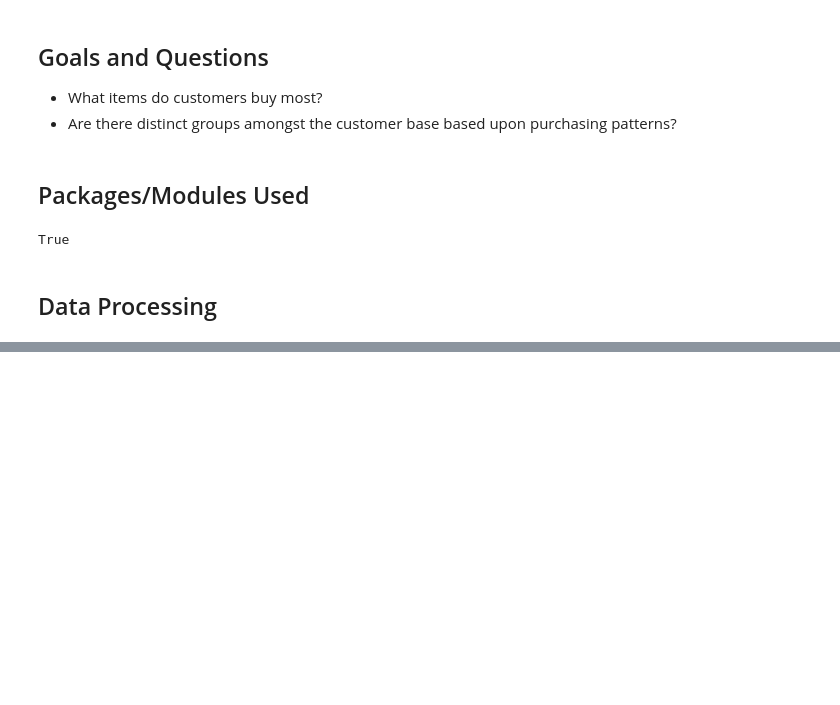
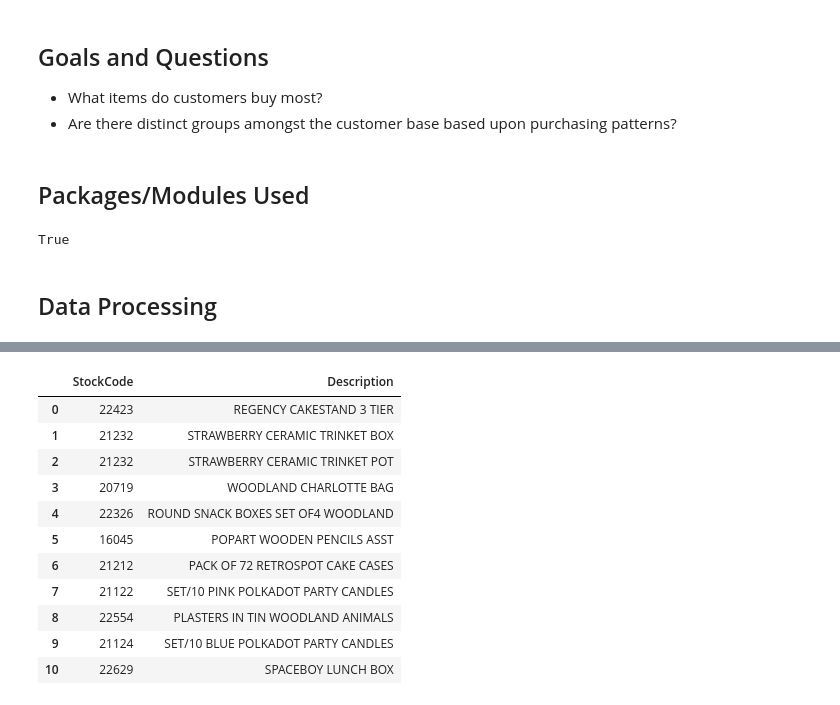
Before and after one commit to smlovullo/Online-Retail, a Jupyter notebook: notebooks/data_exploration.ipynb, the cells around one changed output, grey strips where cells are left out. Cells and saved outputs as stored; diff of their text form; code cells hidden in the pictures; blank space fills up the shorter version.

```diff
--- a/notebooks/data_exploration.ipynb
+++ b/notebooks/data_exploration.ipynb
@@ -163,0 +226,5 @@ cluster2
+# %%
+filter_col = [col for col in cluster2 if col in stock_codes]
+cluster2_relative_stockcode_freq = pd.DataFrame(data = np.transpose(cluster2.groupby('Cluster').sum().reset_index()[filter_col]))
+cluster2_relative_stockcode_freq = cluster2_relative_stockcode_freq.rename(columns={0: 'Cluster2'})
+cluster2_relative_stockcode_freq
@@ -164,3 +245,22 @@ cluster2
+# %%
+stock_codes_with_highest_relative_value = pd.DataFrame(cluster2_relative_stockcode_freq.nlargest(10, ['Cluster2']).index).rename(columns={0: 'StockCode'})
+cluster2_top_purchases = stock_codes_with_highest_relative_value.merge(online_retail_data, on='StockCode')[['StockCode', 'Description']].drop_duplicates().dropna()
+cluster2_top_purchases['Desc_isupper'] = list(map(lambda x: x.isupper(), cluster2_top_purchases['Description']))
+cluster2_top_purchases = cluster2_top_purchases.query('Desc_isupper == True').reset_index()[['StockCode', 'Description']]
+cluster2_top_purchases
+# %% [output]
+|  | StockCode | Description |
+| 0 | 22423 | REGENCY CAKESTAND 3 TIER |
+| 1 | 21232 | STRAWBERRY CERAMIC TRINKET BOX |
+| 2 | 21232 | STRAWBERRY CERAMIC TRINKET POT |
+| 3 | 20719 | WOODLAND CHARLOTTE BAG |
+| 4 | 22326 | ROUND SNACK BOXES SET OF4 WOODLAND |
+| 5 | 16045 | POPART WOODEN PENCILS ASST |
+| 6 | 21212 | PACK OF 72 RETROSPOT CAKE CASES |
+| 7 | 21122 | SET/10 PINK POLKADOT PARTY CANDLES |
+| 8 | 22554 | PLASTERS IN TIN WOODLAND ANIMALS |
+| 9 | 21124 | SET/10 BLUE POLKADOT PARTY CANDLES |
+| 10 | 22629 | SPACEBOY LUNCH BOX |
 # %%
 cluster3 = customer_purchases.query('Cluster == 3').set_index('CustomerID')
 cluster3 = cluster3.loc[:, (cluster3 != 0).any(axis=0)]
```
Also changed, not shown: parts of 17 cells of this notebook, 2 other files.
